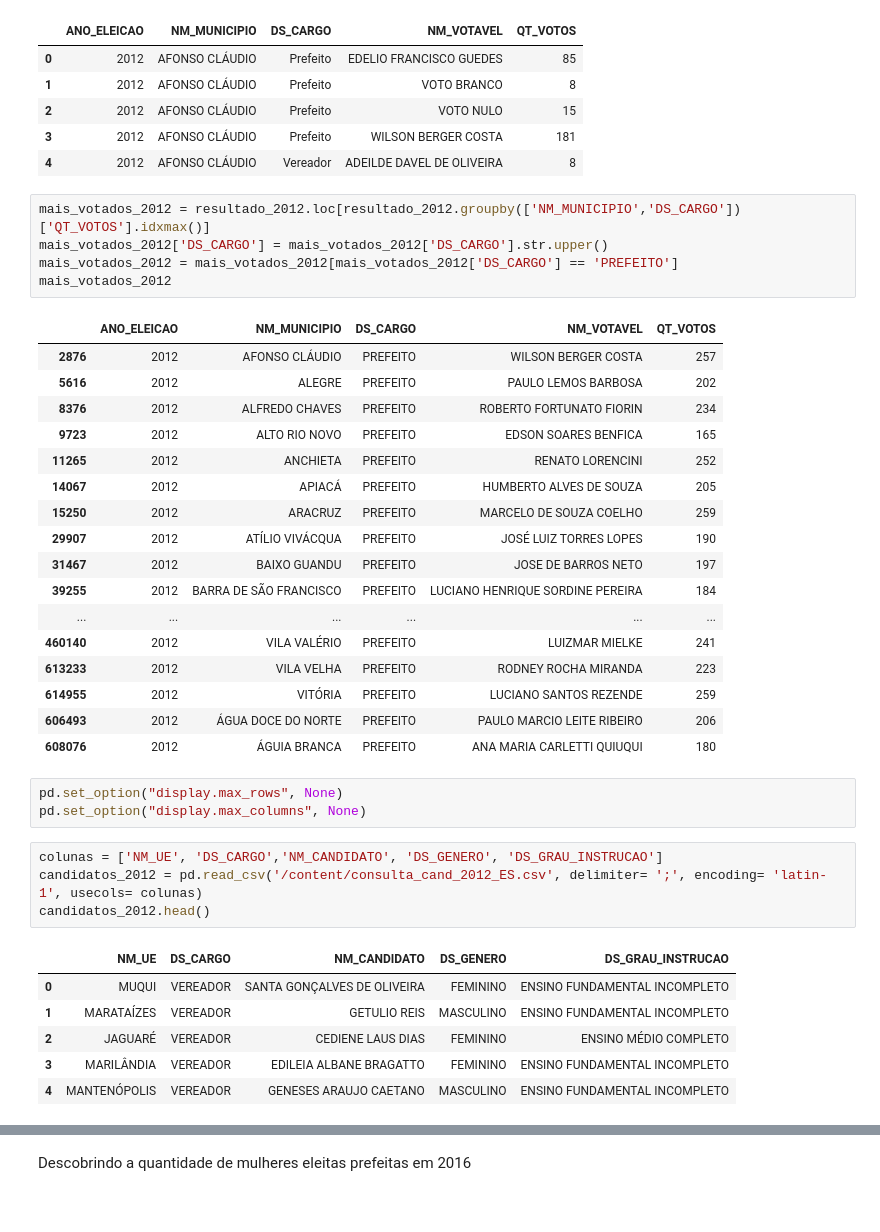
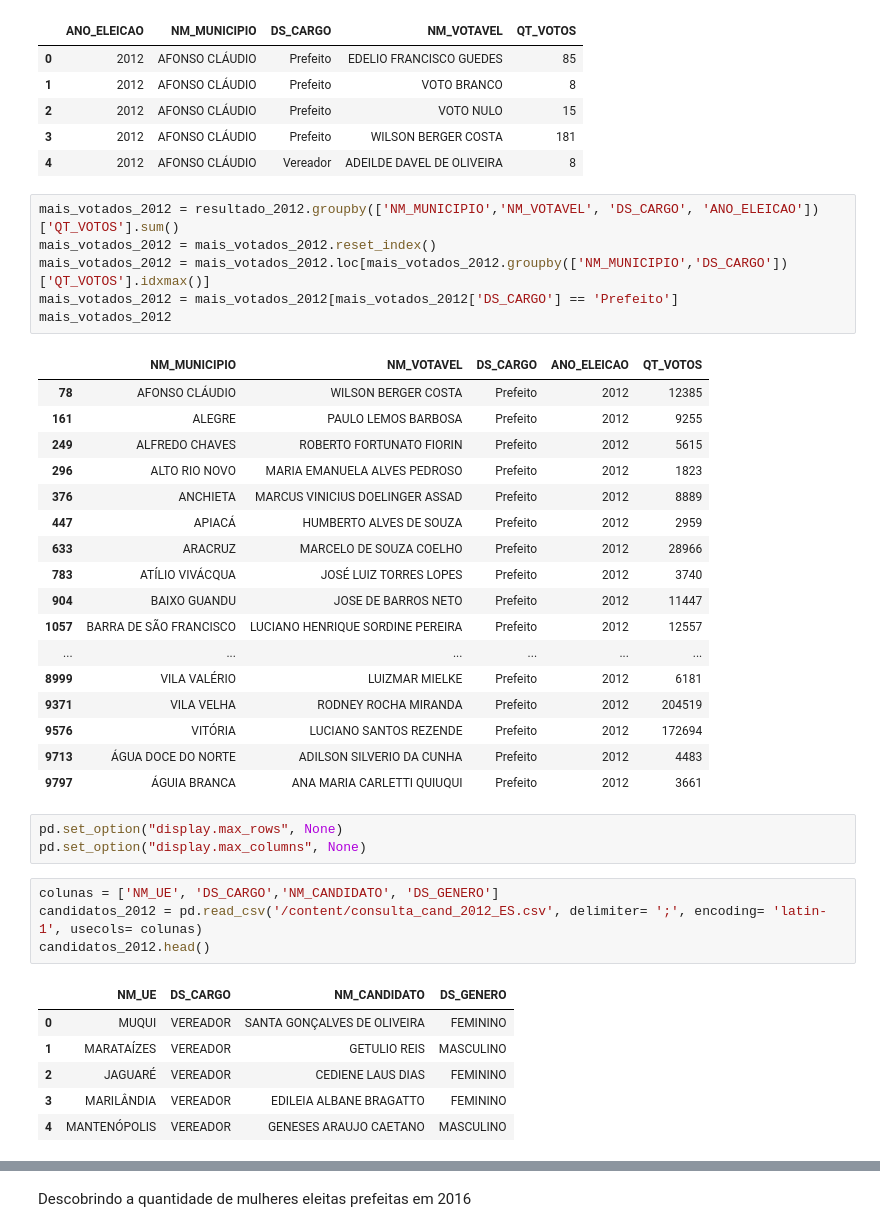
Before and after one commit to igordepaulasousa/mulheres-eleitas-prefeitas-no-ES, a Jupyter notebook: mulheres_eleitas_prefeitas_no_ES.ipynb, the cells around one changed output, grey strips where cells are left out. Drawn from its saved outputs; the diff is of its cells as text.

```diff
--- a/mulheres_eleitas_prefeitas_no_ES.ipynb
+++ b/mulheres_eleitas_prefeitas_no_ES.ipynb
@@ -201,42 +201,43 @@ resultado_2012.head()
 | 3 | 2012 | AFONSO CLÁUDIO | Prefeito | WILSON BERGER COSTA | 181 |
 | 4 | 2012 | AFONSO CLÁUDIO | Vereador | ADEILDE DAVEL DE OLIVEIRA | 8 |
 # %%
-mais_votados_2012 = resultado_2012.loc[resultado_2012.groupby(['NM_MUNICIPIO','DS_CARGO'])['QT_VOTOS'].idxmax()]
-mais_votados_2012['DS_CARGO'] = mais_votados_2012['DS_CARGO'].str.upper()
-mais_votados_2012 = mais_votados_2012[mais_votados_2012['DS_CARGO'] == 'PREFEITO']
+mais_votados_2012 = resultado_2012.groupby(['NM_MUNICIPIO','NM_VOTAVEL', 'DS_CARGO', 'ANO_ELEICAO'])['QT_VOTOS'].sum()
+mais_votados_2012 = mais_votados_2012.reset_index()
+mais_votados_2012 = mais_votados_2012.loc[mais_votados_2012.groupby(['NM_MUNICIPIO','DS_CARGO'])['QT_VOTOS'].idxmax()]
+mais_votados_2012 = mais_votados_2012[mais_votados_2012['DS_CARGO'] == 'Prefeito']
 mais_votados_2012
 # %% [output]
-|  | ANO_ELEICAO | NM_MUNICIPIO | DS_CARGO | NM_VOTAVEL | QT_VOTOS |
-| 2876 | 2012 | AFONSO CLÁUDIO | PREFEITO | WILSON BERGER COSTA | 257 |
-| 5616 | 2012 | ALEGRE | PREFEITO | PAULO LEMOS BARBOSA | 202 |
-| 8376 | 2012 | ALFREDO CHAVES | PREFEITO | ROBERTO FORTUNATO FIORIN | 234 |
-| 9723 | 2012 | ALTO RIO NOVO | PREFEITO | EDSON SOARES BENFICA | 165 |
-| 11265 | 2012 | ANCHIETA | PREFEITO | RENATO LORENCINI | 252 |
-| 14067 | 2012 | APIACÁ | PREFEITO | HUMBERTO ALVES DE SOUZA | 205 |
-| 15250 | 2012 | ARACRUZ | PREFEITO | MARCELO DE SOUZA COELHO | 259 |
-| 29907 | 2012 | ATÍLIO VIVÁCQUA | PREFEITO | JOSÉ LUIZ TORRES LOPES | 190 |
-| 31467 | 2012 | BAIXO GUANDU | PREFEITO | JOSE DE BARROS NETO | 197 |
-| 39255 | 2012 | BARRA DE SÃO FRANCISCO | PREFEITO | LUCIANO HENRIQUE SORDINE PEREIRA | 184 |
+|  | NM_MUNICIPIO | NM_VOTAVEL | DS_CARGO | ANO_ELEICAO | QT_VOTOS |
+| 78 | AFONSO CLÁUDIO | WILSON BERGER COSTA | Prefeito | 2012 | 12385 |
+| 161 | ALEGRE | PAULO LEMOS BARBOSA | Prefeito | 2012 | 9255 |
+| 249 | ALFREDO CHAVES | ROBERTO FORTUNATO FIORIN | Prefeito | 2012 | 5615 |
+| 296 | ALTO RIO NOVO | MARIA EMANUELA ALVES PEDROSO | Prefeito | 2012 | 1823 |
+| 376 | ANCHIETA | MARCUS VINICIUS DOELINGER ASSAD | Prefeito | 2012 | 8889 |
+| 447 | APIACÁ | HUMBERTO ALVES DE SOUZA | Prefeito | 2012 | 2959 |
+| 633 | ARACRUZ | MARCELO DE SOUZA COELHO | Prefeito | 2012 | 28966 |
+| 783 | ATÍLIO VIVÁCQUA | JOSÉ LUIZ TORRES LOPES | Prefeito | 2012 | 3740 |
+| 904 | BAIXO GUANDU | JOSE DE BARROS NETO | Prefeito | 2012 | 11447 |
+| 1057 | BARRA DE SÃO FRANCISCO | LUCIANO HENRIQUE SORDINE PEREIRA | Prefeito | 2012 | 12557 |
 | ... | ... | ... | ... | ... | ... |
-| 460140 | 2012 | VILA VALÉRIO | PREFEITO | LUIZMAR MIELKE | 241 |
-| 613233 | 2012 | VILA VELHA | PREFEITO | RODNEY ROCHA MIRANDA | 223 |
-| 614955 | 2012 | VITÓRIA | PREFEITO | LUCIANO SANTOS REZENDE | 259 |
-| 606493 | 2012 | ÁGUA DOCE DO NORTE | PREFEITO | PAULO MARCIO LEITE RIBEIRO | 206 |
-| 608076 | 2012 | ÁGUIA BRANCA | PREFEITO | ANA MARIA CARLETTI QUIUQUI | 180 |
+| 8999 | VILA VALÉRIO | LUIZMAR MIELKE | Prefeito | 2012 | 6181 |
+| 9371 | VILA VELHA | RODNEY ROCHA MIRANDA | Prefeito | 2012 | 204519 |
+| 9576 | VITÓRIA | LUCIANO SANTOS REZENDE | Prefeito | 2012 | 172694 |
+| 9713 | ÁGUA DOCE DO NORTE | ADILSON SILVERIO DA CUNHA | Prefeito | 2012 | 4483 |
+| 9797 | ÁGUIA BRANCA | ANA MARIA CARLETTI QUIUQUI | Prefeito | 2012 | 3661 |
 # %%
 pd.set_option("display.max_rows", None)
 pd.set_option("display.max_columns", None)
 # %%
-colunas = ['NM_UE', 'DS_CARGO','NM_CANDIDATO', 'DS_GENERO', 'DS_GRAU_INSTRUCAO']
+colunas = ['NM_UE', 'DS_CARGO','NM_CANDIDATO', 'DS_GENERO']
 candidatos_2012 = pd.read_csv('/content/consulta_cand_2012_ES.csv', delimiter= ';', encoding= 'latin-1', usecols= colunas)
 candidatos_2012.head()
 # %% [output]
-|  | NM_UE | DS_CARGO | NM_CANDIDATO | DS_GENERO | DS_GRAU_INSTRUCAO |
-| 0 | MUQUI | VEREADOR | SANTA GONÇALVES DE OLIVEIRA | FEMININO | ENSINO FUNDAMENTAL INCOMPLETO |
-| 1 | MARATAÍZES | VEREADOR | GETULIO REIS | MASCULINO | ENSINO FUNDAMENTAL INCOMPLETO |
-| 2 | JAGUARÉ | VEREADOR | CEDIENE LAUS DIAS | FEMININO | ENSINO MÉDIO COMPLETO |
-| 3 | MARILÂNDIA | VEREADOR | EDILEIA ALBANE BRAGATTO | FEMININO | ENSINO FUNDAMENTAL INCOMPLETO |
-| 4 | MANTENÓPOLIS | VEREADOR | GENESES ARAUJO CAETANO | MASCULINO | ENSINO FUNDAMENTAL INCOMPLETO |
+|  | NM_UE | DS_CARGO | NM_CANDIDATO | DS_GENERO |
+| 0 | MUQUI | VEREADOR | SANTA GONÇALVES DE OLIVEIRA | FEMININO |
+| 1 | MARATAÍZES | VEREADOR | GETULIO REIS | MASCULINO |
+| 2 | JAGUARÉ | VEREADOR | CEDIENE LAUS DIAS | FEMININO |
+| 3 | MARILÂNDIA | VEREADOR | EDILEIA ALBANE BRAGATTO | FEMININO |
+| 4 | MANTENÓPOLIS | VEREADOR | GENESES ARAUJO CAETANO | MASCULINO |
 # %%
 tabela3 = pd.merge(mais_votados_2012, candidatos_2012, left_on='NM_VOTAVEL', right_on= 'NM_CANDIDATO', how= 'inner')
 tabela3
```
Also changed, not shown: parts of 29 cells of this notebook.
